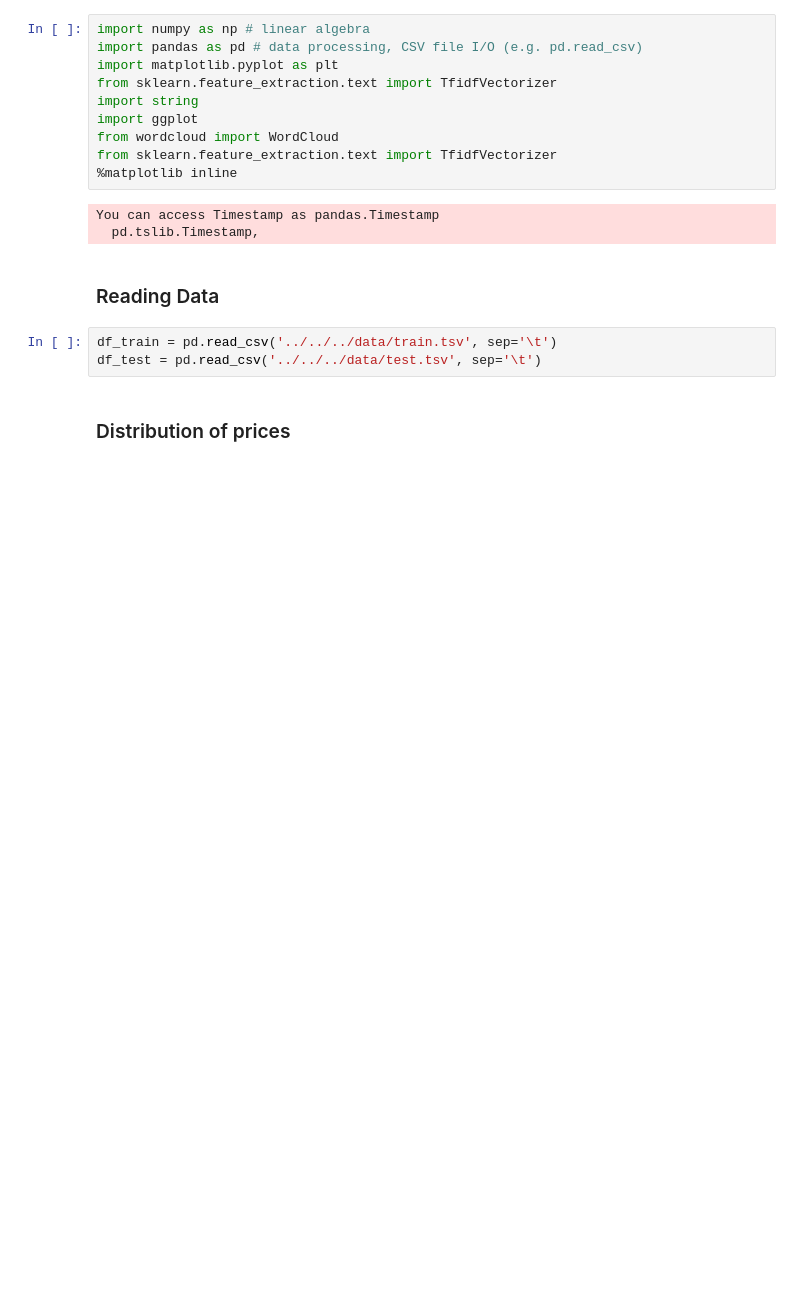
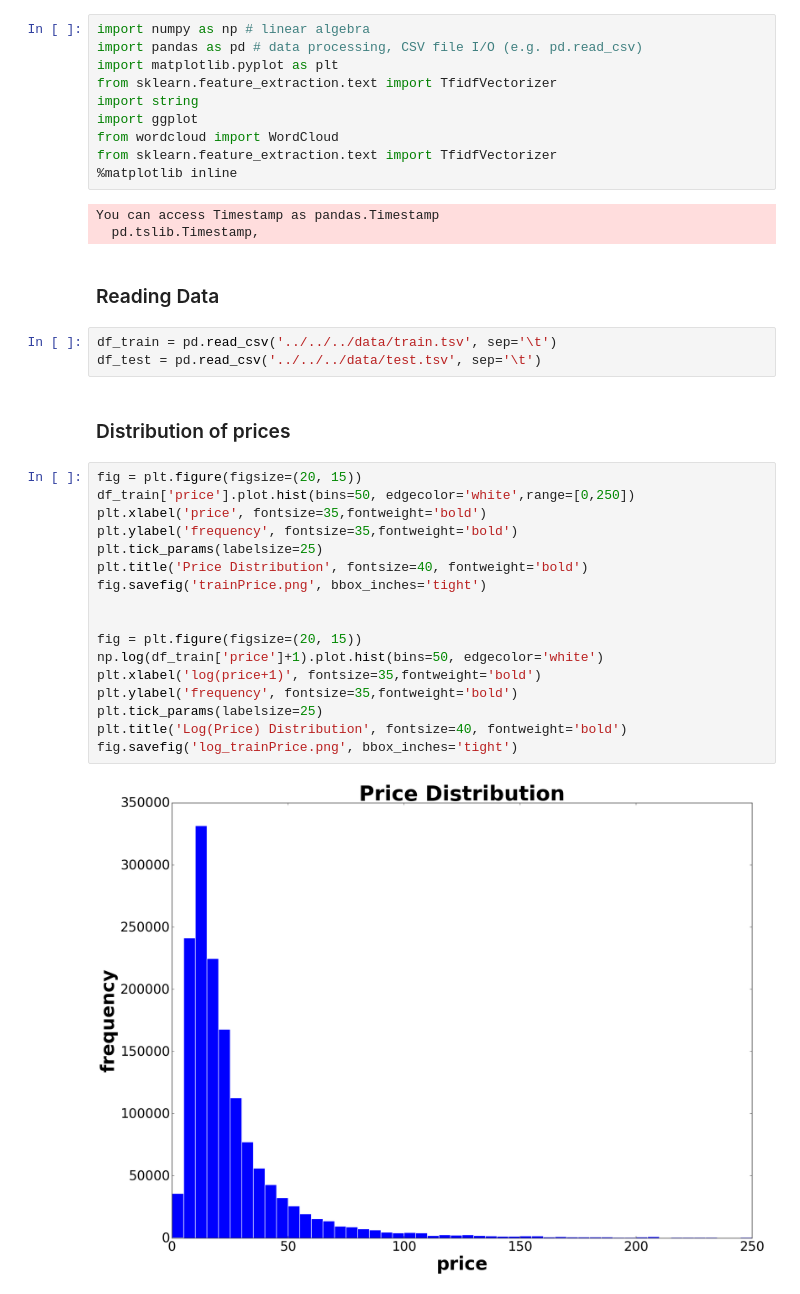
Before and after one commit to mercari-price-prediction/mercari-price-prediction, a Jupyter notebook: code/Exploratory_Data_Analysis.ipynb, the cells around one changed output. Drawn from its saved outputs; the diff is of its cells as text; blank space fills up the shorter version.

```diff
--- a/code/Exploratory_Data_Analysis.ipynb
+++ b/code/Exploratory_Data_Analysis.ipynb
@@ -20,3 +20,22 @@ df_train = pd.read_csv('../../../data/train.tsv', sep='\t')
 df_test = pd.read_csv('../../../data/test.tsv', sep='\t')
 # %% [markdown]
 ### Distribution of prices
+# %%
+fig = plt.figure(figsize=(20, 15))
+df_train['price'].plot.hist(bins=50, edgecolor='white',range=[0,250])
+plt.xlabel('price', fontsize=35,fontweight='bold')
+plt.ylabel('frequency', fontsize=35,fontweight='bold')
+plt.tick_params(labelsize=25)
+plt.title('Price Distribution', fontsize=40, fontweight='bold')
+fig.savefig('trainPrice.png', bbox_inches='tight')
+
+
+fig = plt.figure(figsize=(20, 15))
+np.log(df_train['price']+1).plot.hist(bins=50, edgecolor='white')
+plt.xlabel('log(price+1)', fontsize=35,fontweight='bold')
+plt.ylabel('frequency', fontsize=35,fontweight='bold')
+plt.tick_params(labelsize=25)
+plt.title('Log(Price) Distribution', fontsize=40, fontweight='bold')
+fig.savefig('log_trainPrice.png', bbox_inches='tight')
+# %% [output]
+[figure, added]
```
Also changed, not shown: parts of 11 cells of this notebook, 6 other files.
